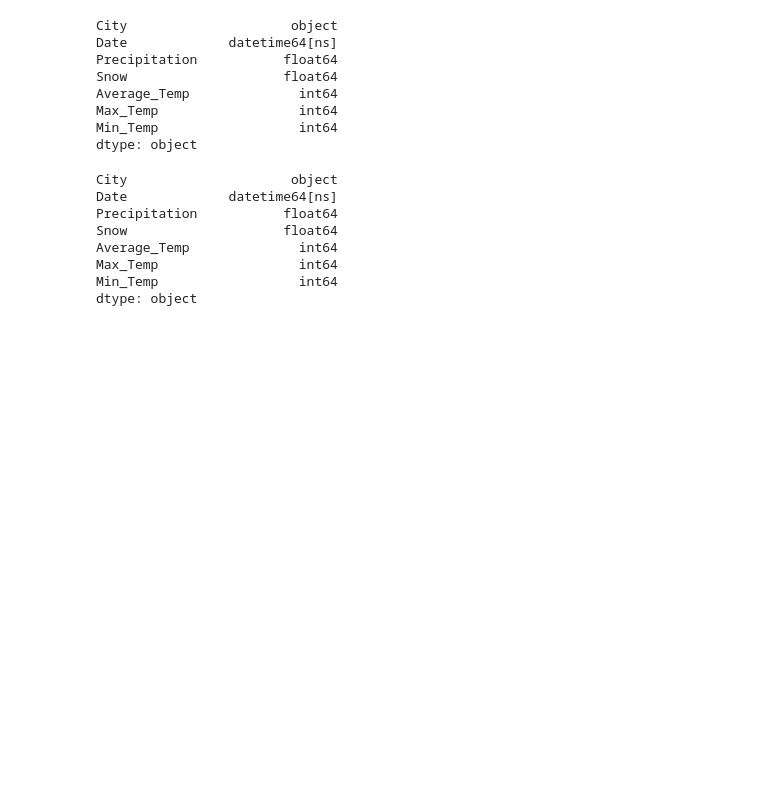
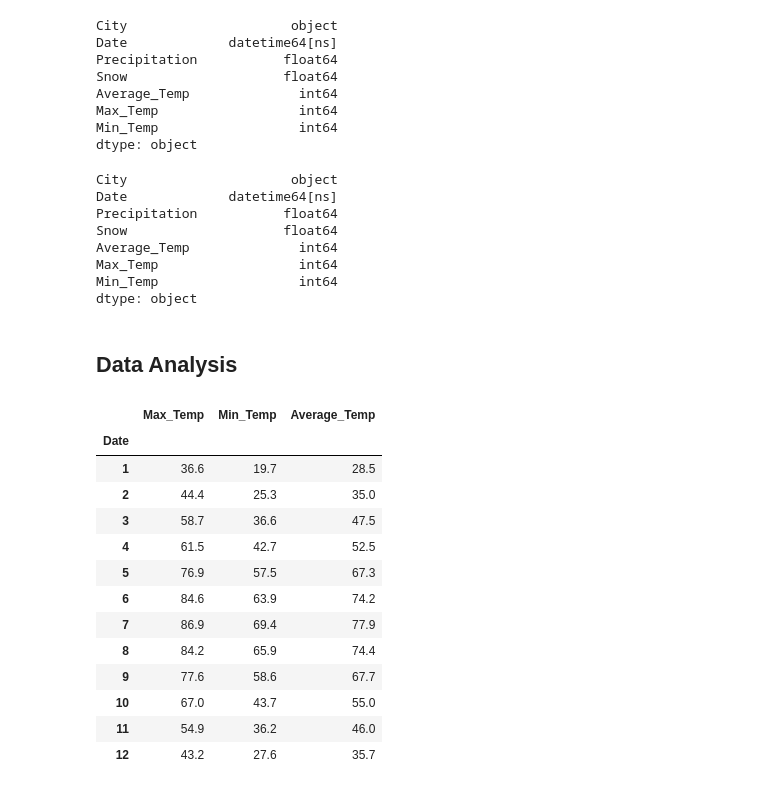
Before and after one commit to BerisDizdar/City_Weather_Comparison, a Jupyter notebook: City_Weather_Comp_2.ipynb, the cells around one changed output. Cells and saved outputs as stored; diff of their text form; code cells hidden in the pictures; blank space fills up the shorter version.

```diff
--- a/City_Weather_Comp_2.ipynb
+++ b/City_Weather_Comp_2.ipynb
@@ -267,3 +267,23 @@ Average_Temp              int64
 Max_Temp                  int64
 Min_Temp                  int64
 dtype: object
+# %% [markdown]
+## Data Analysis
+# %%
+Cinci_Monthly_Mean = DF1_Cinci.groupby(DF1_Cinci.Date.dt.month)[['Max_Temp', 'Min_Temp', 'Average_Temp']].mean().round(1)
+Cinci_Monthly_Mean
+# %% [output]
+|  | Max_Temp | Min_Temp | Average_Temp |
+| Date |  |  |  |
+| 1 | 36.6 | 19.7 | 28.5 |
+| 2 | 44.4 | 25.3 | 35.0 |
+| 3 | 58.7 | 36.6 | 47.5 |
+| 4 | 61.5 | 42.7 | 52.5 |
+| 5 | 76.9 | 57.5 | 67.3 |
+| 6 | 84.6 | 63.9 | 74.2 |
+| 7 | 86.9 | 69.4 | 77.9 |
+| 8 | 84.2 | 65.9 | 74.4 |
+| 9 | 77.6 | 58.6 | 67.7 |
+| 10 | 67.0 | 43.7 | 55.0 |
+| 11 | 54.9 | 36.2 | 46.0 |
+| 12 | 43.2 | 27.6 | 35.7 |
```
Also changed, not shown: parts of 3 cells of this notebook.
